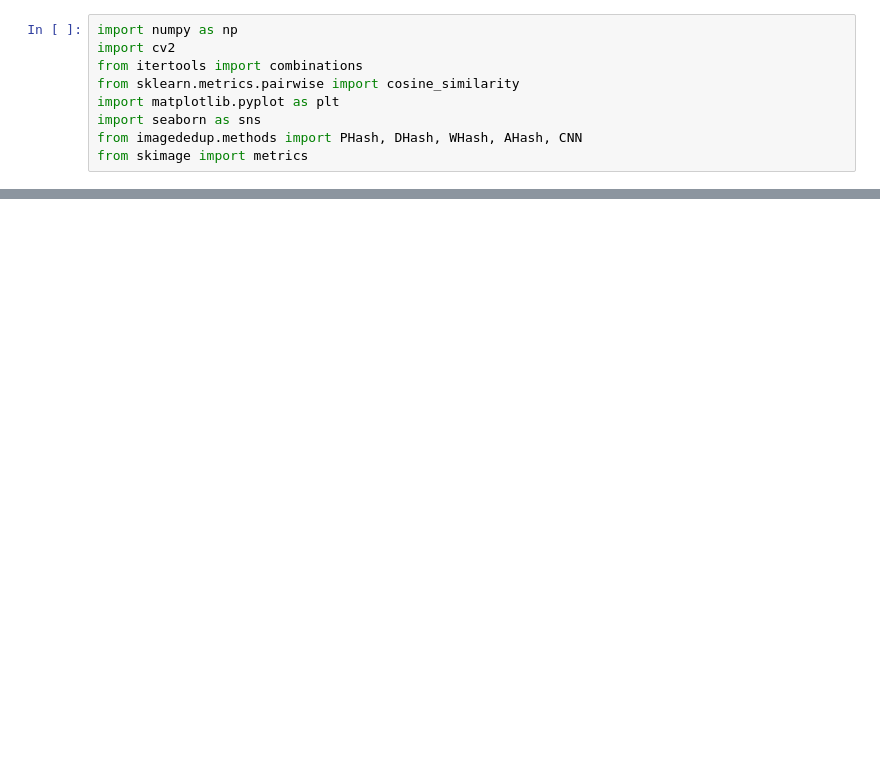
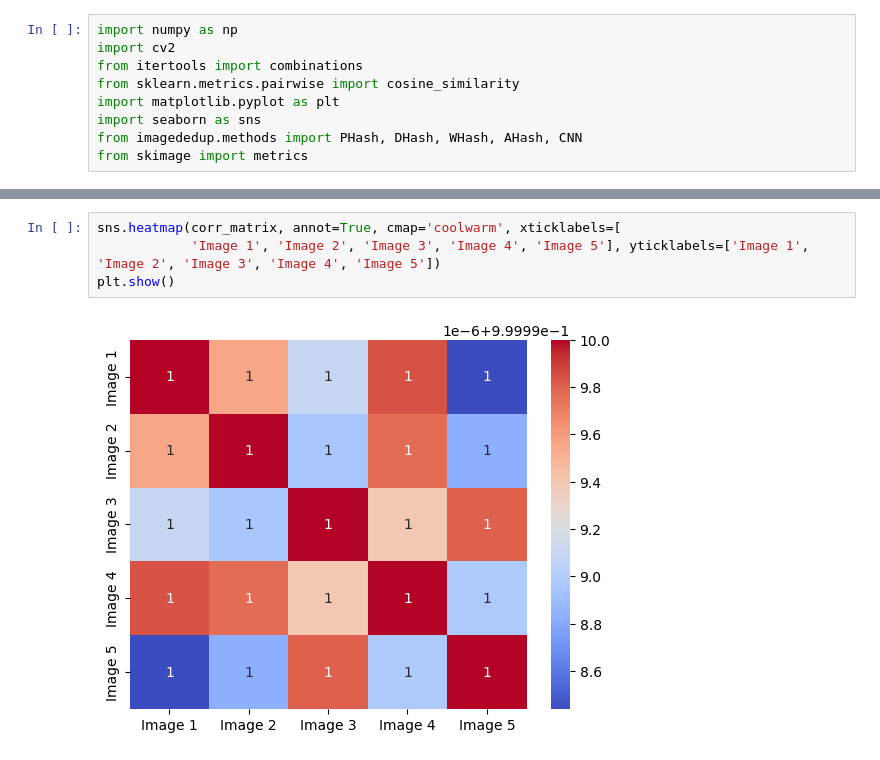
Before and after one commit to abhishekneerr/AMPLab, a Jupyter notebook: ethnonmusicology/image_comparison.ipynb, the cells around one changed output, grey strips where cells are left out. Cells and saved outputs as stored; diff of their text form; blank space fills up the shorter version.

```diff
--- a/ethnonmusicology/image_comparison.ipynb
+++ b/ethnonmusicology/image_comparison.ipynb
@@ -175,0 +196,6 @@ for i in range(0, len(scores_list)):
+# %%
+sns.heatmap(corr_matrix, annot=True, cmap='coolwarm', xticklabels=[
+            'Image 1', 'Image 2', 'Image 3', 'Image 4', 'Image 5'], yticklabels=['Image 1', 'Image 2', 'Image 3', 'Image 4', 'Image 5'])
+plt.show()
+# %% [output]
+[figure, added]
```
Also changed, not shown: parts of 16 cells of this notebook, 18 other files.
